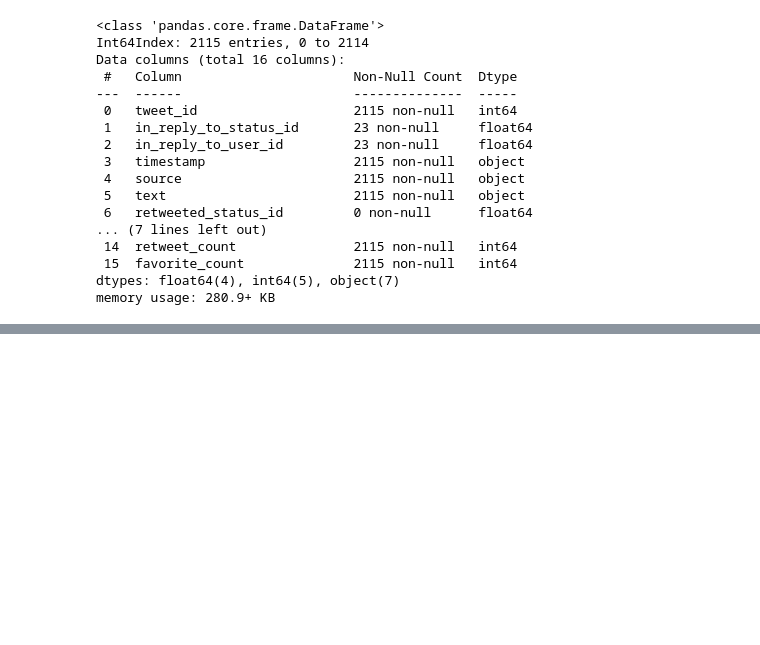
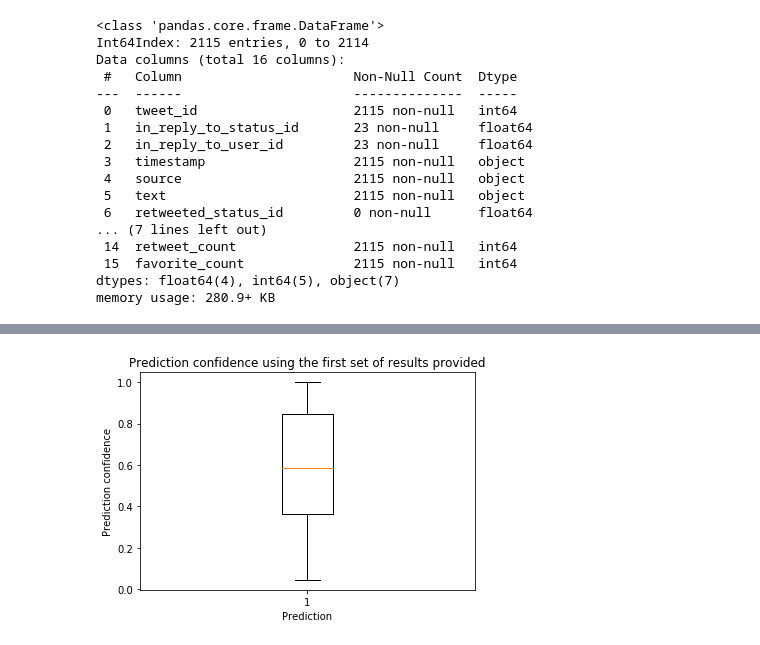
Before and after one commit to lizvqz/we_rate_dogs, a Jupyter notebook: wrangle_act.ipynb, the cells around one changed output, grey strips where cells are left out. Drawn from its saved outputs; the diff is of its cells as text; code cells hidden in the pictures; blank space fills up the shorter version.

Commit message:
feat: Add first version of dataset insights

```diff
--- a/wrangle_act.ipynb
+++ b/wrangle_act.ipynb
@@ -895,0 +910,3 @@ memory usage: 280.9+ KB
+# %%
+twitter_archive_clean = pd.merge(twitter_archive_clean, image_predictions,
+                                on=['tweet_id'], how='left')
@@ -895,0 +929,2 @@ memory usage: 280.9+ KB
+# %%
+twitter_archive_clean.img_num = twitter_archive_clean.img_num.fillna(0).astype(int)
@@ -895,0 +951,6 @@ memory usage: 280.9+ KB
+# %%
+twitter_archive_clean = twitter_archive_clean.drop(columns = ['in_reply_to_status_id',
+                                                              'in_reply_to_user_id',
+                                                              'retweeted_status_id',
+                                                              'retweeted_status_user_id',
+                                                              'retweeted_status_timestamp'])
@@ -895,0 +985,7 @@ memory usage: 280.9+ KB
+# %%
+plt.boxplot(twitter_archive_clean[twitter_archive_clean.p1_conf.notna()]['p1_conf']);
+plt.title('Prediction confidence using the first set of results provided')
+plt.xlabel('Prediction')
+plt.ylabel('Prediction confidence');
+# %% [output]
+[figure, added]
```
Also changed, not shown: parts of 19 cells of this notebook.
